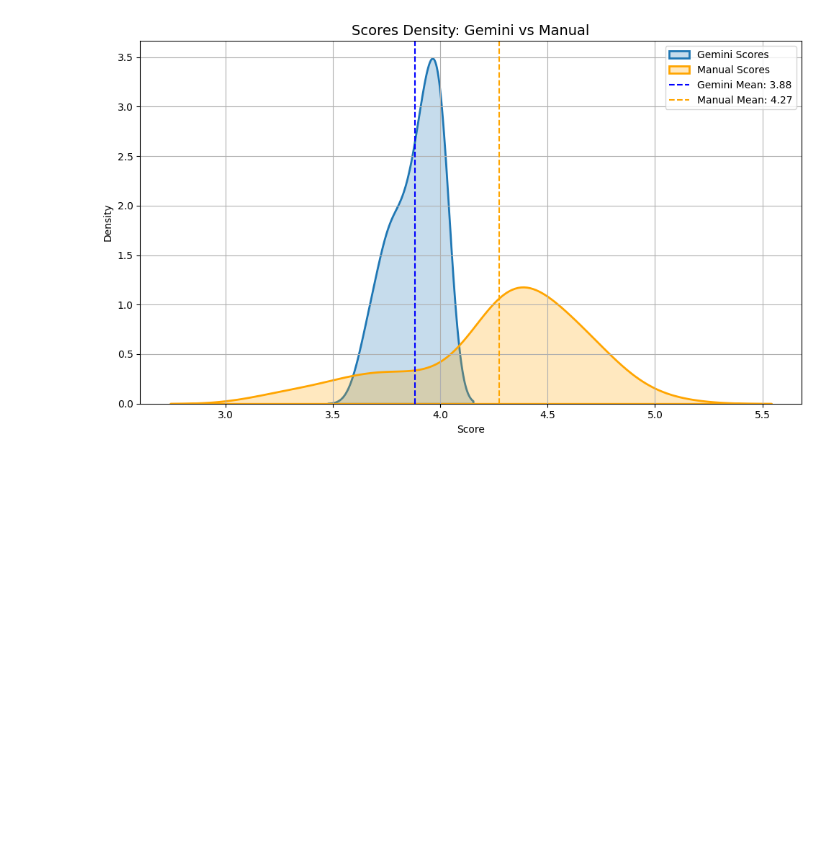
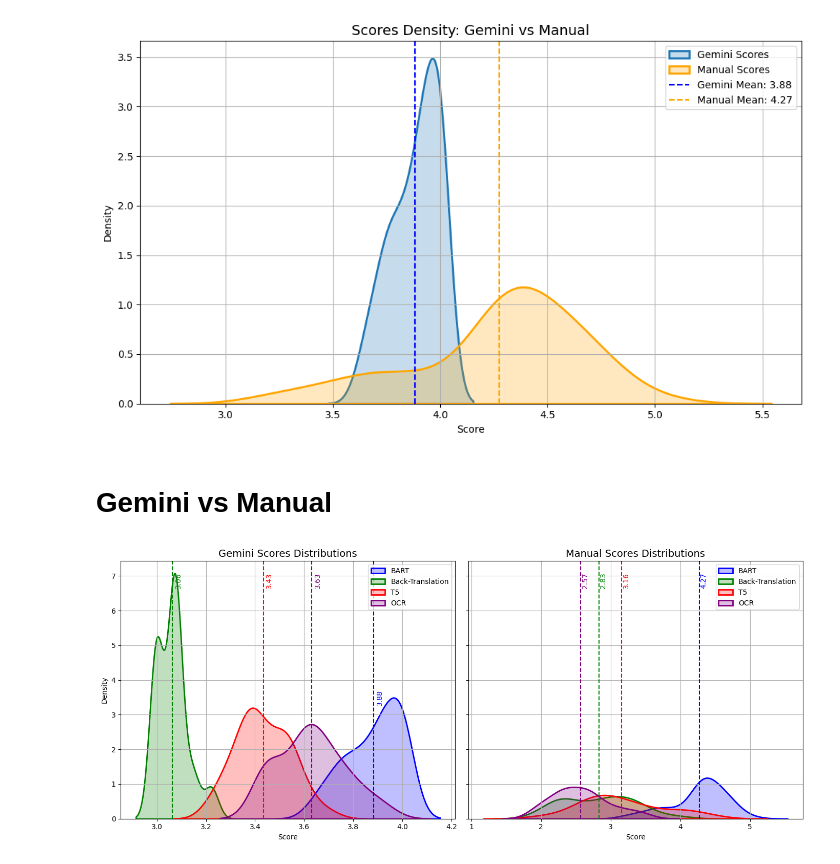
Before and after one commit to tgarnier067/MNLP-project-2, a Jupyter notebook: 05_correlation.ipynb, the cells around one changed output. Saved outputs shown, nothing was run; the diff lists cells and outputs as text; code cells hidden in the pictures; blank space fills up the shorter version.

Commit message:
New plots

```diff
--- a/05_correlation.ipynb
+++ b/05_correlation.ipynb
@@ -206,3 +206,47 @@ plt.tight_layout()
 plt.show()
 # %% [output]
 [figure]
+# %% [markdown]
+# Gemini vs Manual
+# %%
+import pandas as pd
+import seaborn as sns
+import matplotlib.pyplot as plt
+
+# Liste des DataFrames et des noms
+dfs = [scores_bart, scores_bt, scores_t5, scores_ocr]
+labels = ['BART', 'Back-Translation', 'T5', 'OCR']
+colors = ['blue', 'green', 'red', 'purple']
+
+# Préparer une figure avec 2 sous-graphes côte à côte
+fig, axes = plt.subplots(1, 2, figsize=(14, 6), sharey=True)
+
+# --- Plot des GEMINI scores ---
+for df, label, color in zip(dfs, labels, colors):
+    sns.kdeplot(df['gemini_score'], ax=axes[0], label=label, fill=True, linewidth=2, color=color)
+    mean_val = df['gemini_score'].mean()
+    axes[0].axvline(mean_val, color=color, linestyle='--', linewidth=1.5)
+    axes[0].text(mean_val + 0.01, axes[0].get_ylim()[1]*0.9, f'{mean_val:.2f}', color=color, rotation=90)
+
+axes[0].set_title("Gemini Scores Distributions", fontsize=14)
+axes[0].set_xlabel("Score")
+axes[0].set_ylabel("Density")
+axes[0].legend()
+axes[0].grid(True)
+
+# --- Plot des MANUAL scores ---
+for df, label, color in zip(dfs, labels, colors):
+    sns.kdeplot(df['manual_score'], ax=axes[1], label=label, fill=True, linewidth=2, color=color)
+    mean_val = df['manual_score'].mean()
+    axes[1].axvline(mean_val, color=color, linestyle='--', linewidth=1.5)
+    axes[1].text(mean_val + 0.01, axes[1].get_ylim()[1]*0.9, f'{mean_val:.2f}', color=color, rotation=90)
+
+axes[1].set_title("Manual Scores Distributions", fontsize=14)
+axes[1].set_xlabel("Score")
+axes[1].legend()
+axes[1].grid(True)
+
+plt.tight_layout()
+plt.show()
+# %% [output]
+[figure, added]
```
Also changed, not shown: parts of 1 cell of this notebook.
